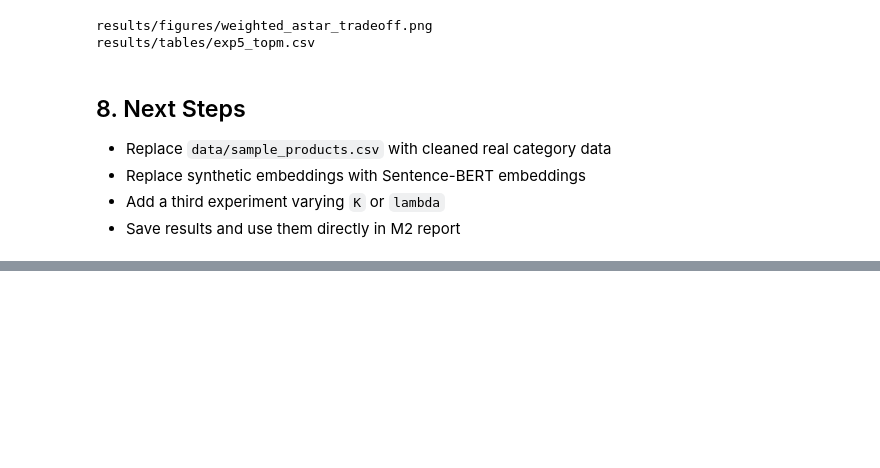
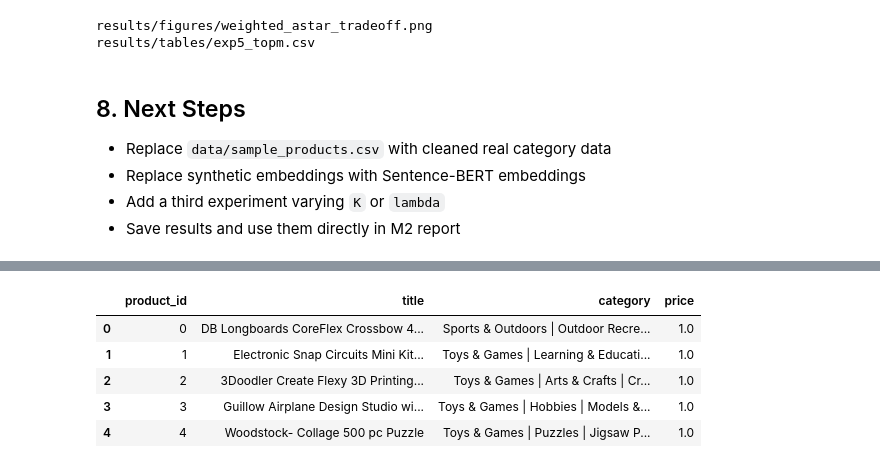
Before and after one commit to sowjanyakaranam/heuristic-product-retrieval, a Jupyter notebook: heuristic_product_retrieval/notebooks/m2_experiments.ipynb, the cells around one changed output, grey strips where cells are left out. Cells and saved outputs as stored; diff of their text form; code cells hidden in the pictures; blank space fills up the shorter version.

```diff
--- a/heuristic_product_retrieval/notebooks/m2_experiments.ipynb
+++ b/heuristic_product_retrieval/notebooks/m2_experiments.ipynb
@@ -420,0 +522,20 @@ results/tables/exp5_topm.csv
+# %%
+# Pick likely useful columns after inspecting names
+df_kaggle = df_kaggle.dropna(subset=["Product Name"])
+df_kaggle = df_kaggle.head(300)
+
+df_real = pd.DataFrame({
+    "product_id": df_kaggle.index.astype(str),
+    "title": df_kaggle["Product Name"].astype(str),
+    "category": df_kaggle["Category"].astype(str) if "Category" in df_kaggle.columns else "AmazonProducts",
+    "price": 1.0
+})
+
+df_real.head()
+# %% [output]
+|  | product_id | title | category | price |
+| 0 | 0 | DB Longboards CoreFlex Crossbow 4... | Sports & Outdoors | Outdoor Recre... | 1.0 |
+| 1 | 1 | Electronic Snap Circuits Mini Kit... | Toys & Games | Learning & Educati... | 1.0 |
+| 2 | 2 | 3Doodler Create Flexy 3D Printing... | Toys & Games | Arts & Crafts | Cr... | 1.0 |
+| 3 | 3 | Guillow Airplane Design Studio wi... | Toys & Games | Hobbies | Models &... | 1.0 |
+| 4 | 4 | Woodstock- Collage 500 pc Puzzle | Toys & Games | Puzzles | Jigsaw P... | 1.0 |
```
Also changed, not shown: parts of 17 cells of this notebook.
